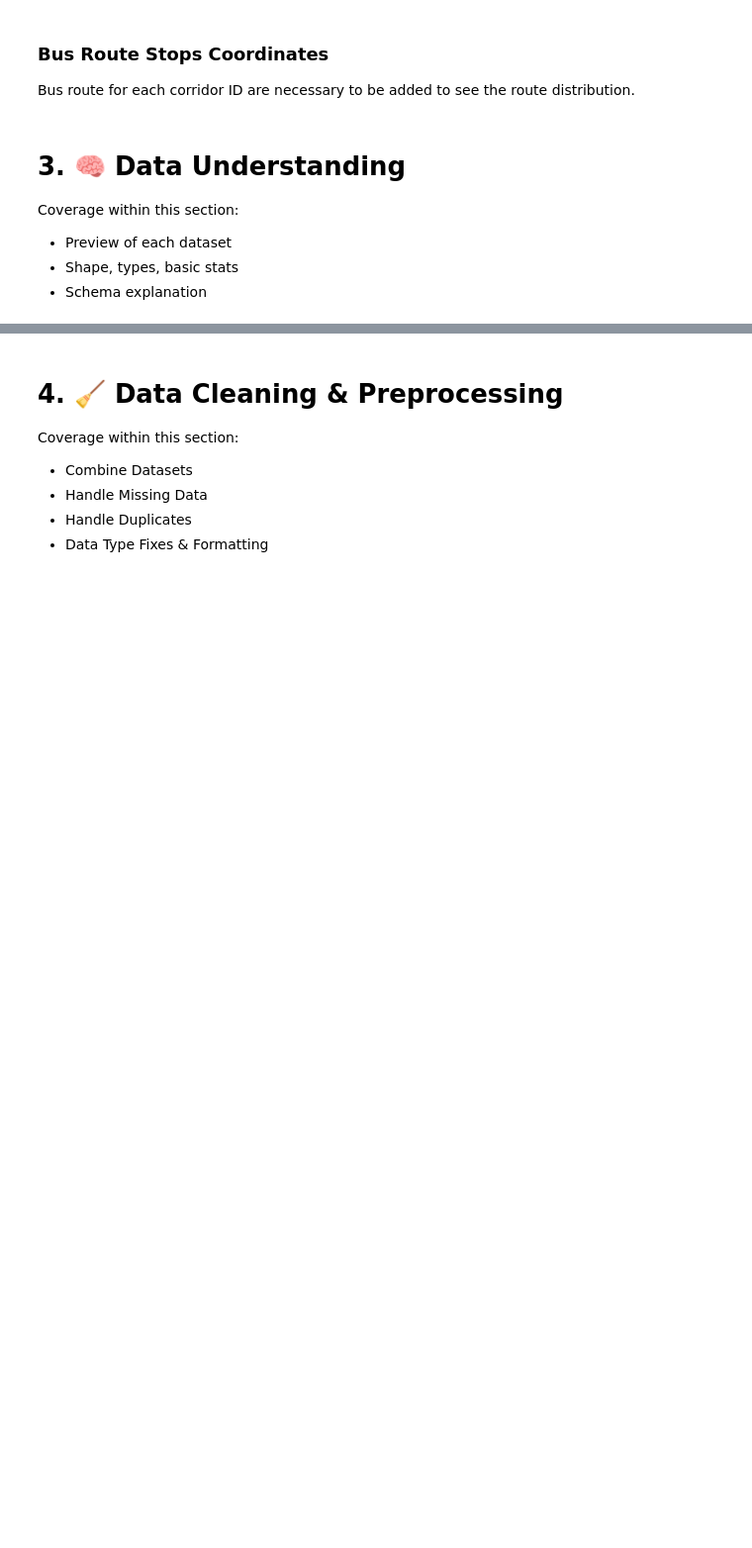
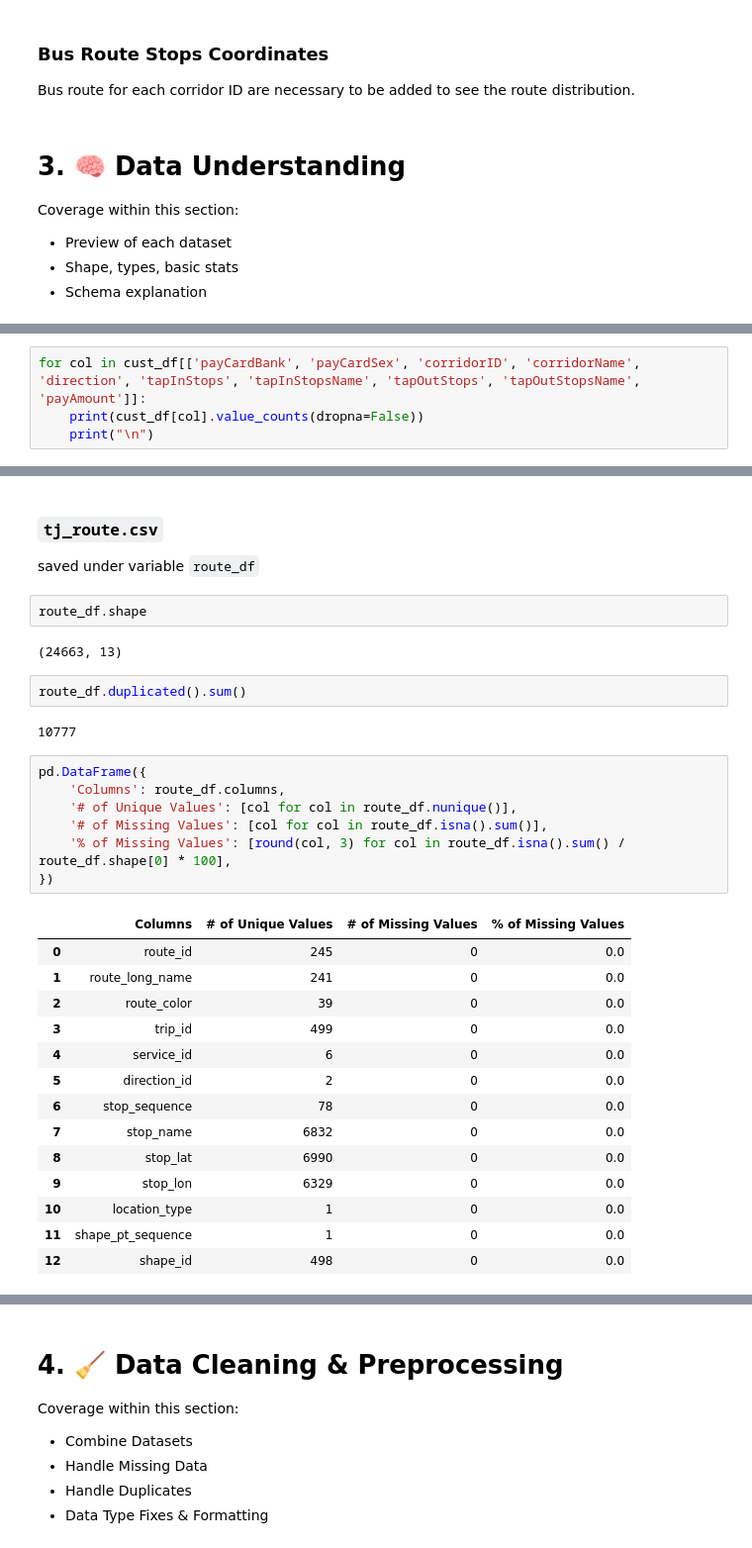
Before and after one commit to seanka/Python-TransJakarta-DataAnalysis, a Jupyter notebook: Notebook.ipynb, the cells around one changed output, grey strips where cells are left out. Shown at 99% size. Drawn from its saved outputs; the diff is of its cells as text; blank space fills up the shorter version.

```diff
--- a/Notebook.ipynb
+++ b/Notebook.ipynb
@@ -220,0 +430,4 @@ Coverage within this section:
+# %%
+for col in cust_df[['payCardBank', 'payCardSex', 'corridorID', 'corridorName', 'direction', 'tapInStops', 'tapInStopsName', 'tapOutStops', 'tapOutStopsName', 'payAmount']]:
+    print(cust_df[col].value_counts(dropna=False))
+    print("\n")
@@ -220,0 +452,34 @@ Coverage within this section:
+# %% [markdown]
+### `tj_route.csv`
+
+saved under variable `route_df`
+# %%
+route_df.shape
+# %% [output]
+(24663, 13)
+# %%
+route_df.duplicated().sum()
+# %% [output]
+10777
+# %%
+pd.DataFrame({
+    'Columns': route_df.columns,
+    '# of Unique Values': [col for col in route_df.nunique()],
+    '# of Missing Values': [col for col in route_df.isna().sum()],
+    '% of Missing Values': [round(col, 3) for col in route_df.isna().sum() / route_df.shape[0] * 100],
+})
+# %% [output]
+|  | Columns | # of Unique Values | # of Missing Values | % of Missing Values |
+| 0 | route_id | 245 | 0 | 0.0 |
+| 1 | route_long_name | 241 | 0 | 0.0 |
+| 2 | route_color | 39 | 0 | 0.0 |
+| 3 | trip_id | 499 | 0 | 0.0 |
+| 4 | service_id | 6 | 0 | 0.0 |
+| 5 | direction_id | 2 | 0 | 0.0 |
+| 6 | stop_sequence | 78 | 0 | 0.0 |
+| 7 | stop_name | 6832 | 0 | 0.0 |
+| 8 | stop_lat | 6990 | 0 | 0.0 |
+| 9 | stop_lon | 6329 | 0 | 0.0 |
+| 10 | location_type | 1 | 0 | 0.0 |
+| 11 | shape_pt_sequence | 1 | 0 | 0.0 |
+| 12 | shape_id | 498 | 0 | 0.0 |
```
Also changed, not shown: parts of 34 cells of this notebook.
